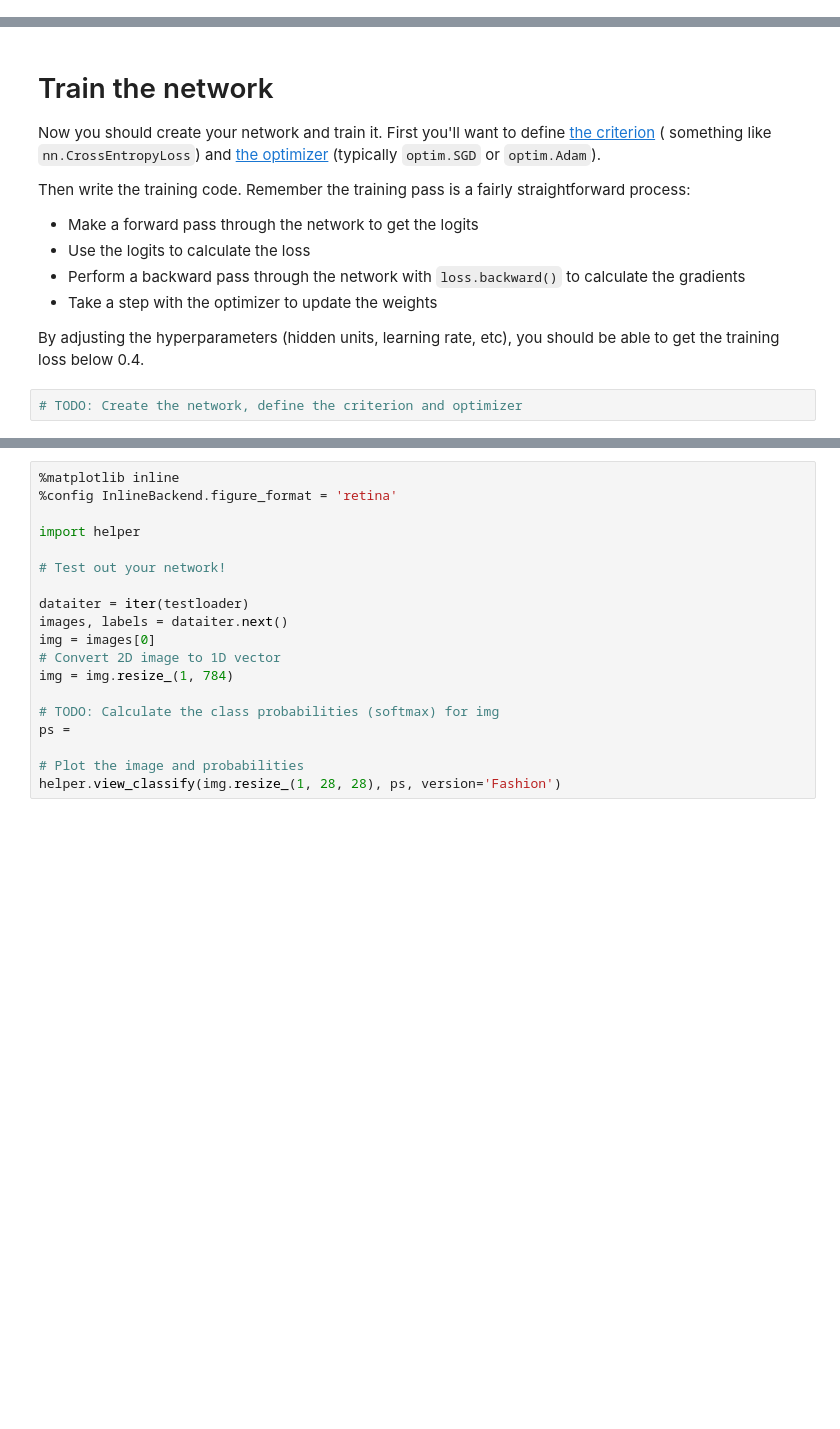
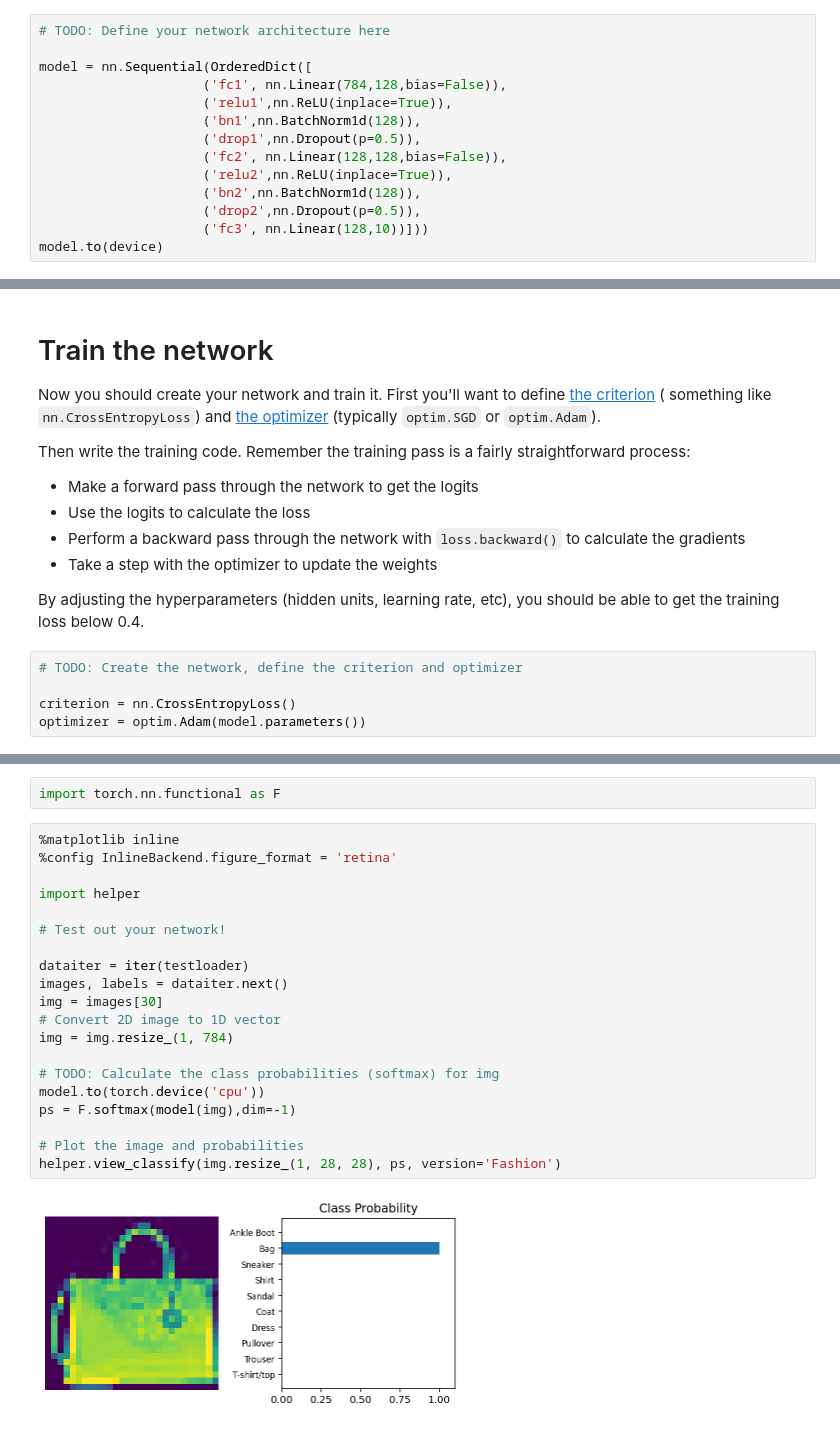
Before and after one commit to Kshitij09/deep-learning-v2-pytorch, a Jupyter notebook: intro-to-pytorch/Part 4 - Fashion-MNIST (Exercises).ipynb, the cells around one changed output, grey strips where cells are left out. Saved outputs shown, nothing was run; the diff lists cells and outputs as text; blank space fills up the shorter version.

```diff
--- a/intro-to-pytorch/Part 4 - Fashion-MNIST (Exercises).ipynb
+++ b/intro-to-pytorch/Part 4 - Fashion-MNIST (Exercises).ipynb
@@ -36,0 +44,14 @@ Here you should define your network. As with MNIST, each image is 28x28 which is
+# %%
+# TODO: Define your network architecture here
+
+model = nn.Sequential(OrderedDict([
+                     ('fc1', nn.Linear(784,128,bias=False)),
+                     ('relu1',nn.ReLU(inplace=True)),
+                     ('bn1',nn.BatchNorm1d(128)),
+                     ('drop1',nn.Dropout(p=0.5)),
+                     ('fc2', nn.Linear(128,128,bias=False)),
+                     ('relu2',nn.ReLU(inplace=True)),
+                     ('bn2',nn.BatchNorm1d(128)),
+                     ('drop2',nn.Dropout(p=0.5)),
+                     ('fc3', nn.Linear(128,10))]))
+model.to(device)
@@ -49,3 +82,6 @@ Then write the training code. Remember the training pass is a fairly straightfor
 By adjusting the hyperparameters (hidden units, learning rate, etc), you should be able to get the training loss below 0.4.
 # %%
 # TODO: Create the network, define the criterion and optimizer
+
+criterion = nn.CrossEntropyLoss()
+optimizer = optim.Adam(model.parameters())
@@ -54,19 +151,24 @@ By adjusting the hyperparameters (hidden units, learning rate, etc), you should
+# %%
+import torch.nn.functional as F
 # %%
 %matplotlib inline
 %config InlineBackend.figure_format = 'retina'
 
 import helper
 
 # Test out your network!
 
 dataiter = iter(testloader)
 images, labels = dataiter.next()
-img = images[0]
+img = images[30]
 # Convert 2D image to 1D vector
 img = img.resize_(1, 784)
 
 # TODO: Calculate the class probabilities (softmax) for img
-ps =
+model.to(torch.device('cpu'))
+ps = F.softmax(model(img),dim=-1)
 
 # Plot the image and probabilities
 helper.view_classify(img.resize_(1, 28, 28), ps, version='Fashion')
+# %% [output]
+[figure, added]
```
Also changed, not shown: parts of 7 cells of this notebook, 9 other files.
